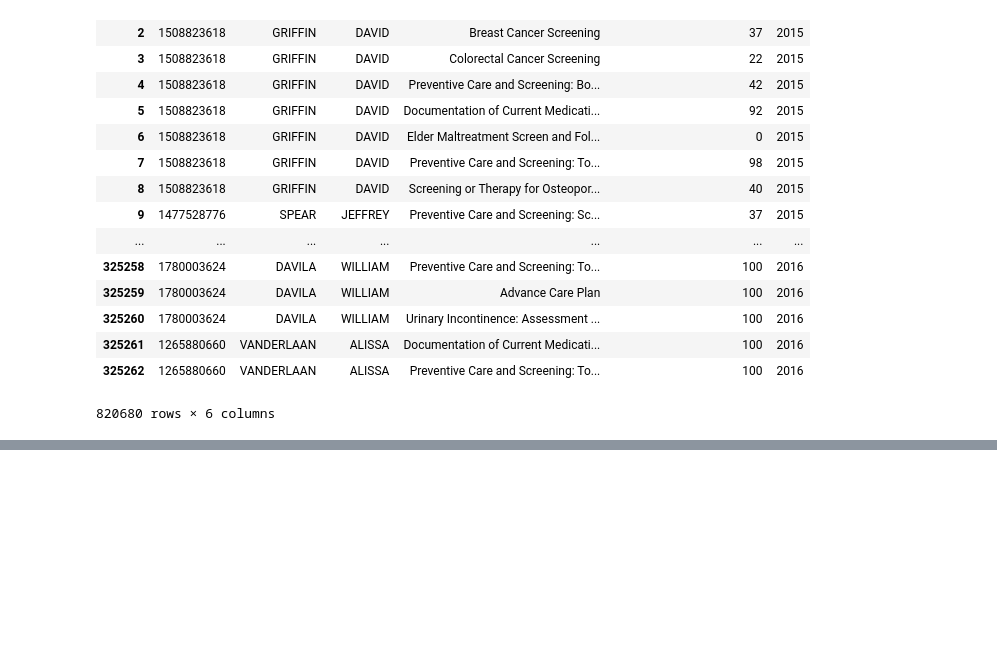
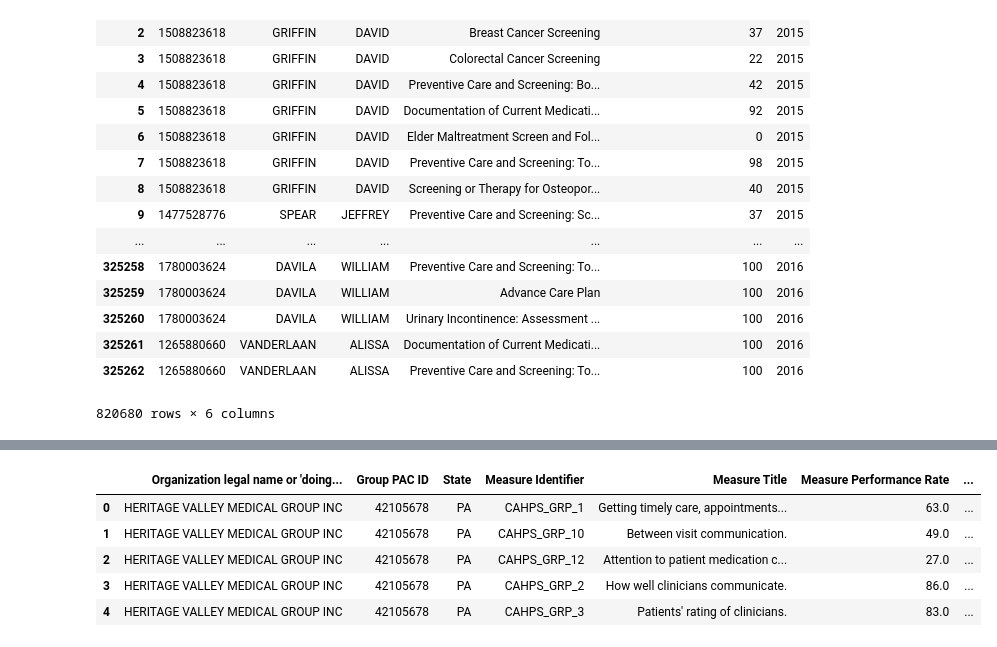
Before and after one commit to MTDahmer/Project1, a Jupyter notebook: notebooks/Omar.ipynb, the cells around one changed output, grey strips where cells are left out. Cells and saved outputs as stored; diff of their text form; code cells hidden in the pictures; blank space fills up the shorter version.

```diff
--- a/notebooks/Omar.ipynb
+++ b/notebooks/Omar.ipynb
@@ -93,0 +107,9 @@ merged_pc
+# %%
+pc_group_2015.head()
+# %% [output]
+|  | Organization legal name or 'doing... | Group PAC ID | State | Measure Identifier | Measure Title | Measure Performance Rate | ... |
+| 0 | HERITAGE VALLEY MEDICAL GROUP INC | 42105678 | PA | CAHPS_GRP_1 | Getting timely care, appointments... | 63.0 | ... |
+| 1 | HERITAGE VALLEY MEDICAL GROUP INC | 42105678 | PA | CAHPS_GRP_10 | Between visit communication. | 49.0 | ... |
+| 2 | HERITAGE VALLEY MEDICAL GROUP INC | 42105678 | PA | CAHPS_GRP_12 | Attention to patient medication c... | 27.0 | ... |
+| 3 | HERITAGE VALLEY MEDICAL GROUP INC | 42105678 | PA | CAHPS_GRP_2 | How well clinicians communicate. | 86.0 | ... |
+| 4 | HERITAGE VALLEY MEDICAL GROUP INC | 42105678 | PA | CAHPS_GRP_3 | Patients' rating of clinicians. | 83.0 | ... |
```
Also changed, not shown: parts of 2 cells of this notebook.
